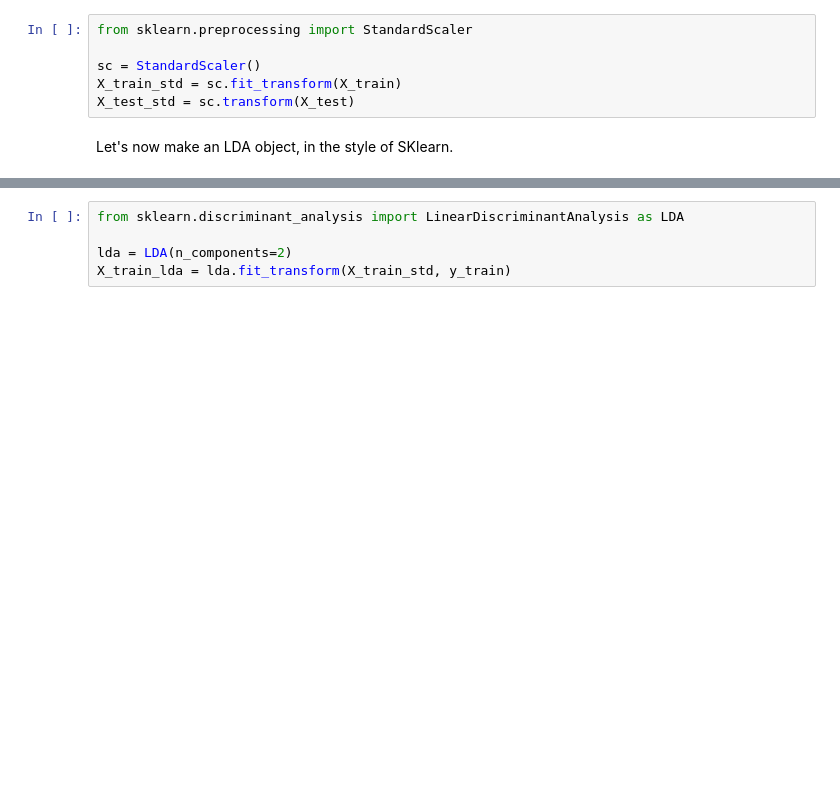
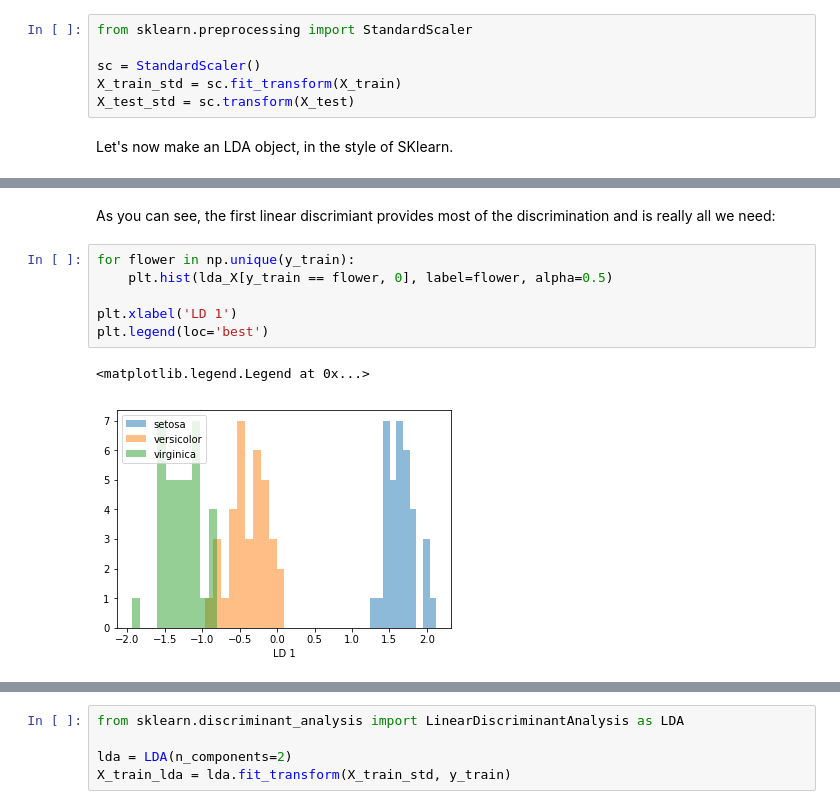
Before and after one commit to mc-robinson/ml_notebooks, a Jupyter notebook: LDA&QDA.ipynb, the cells around one changed output, grey strips where cells are left out. Cells and saved outputs as stored; diff of their text form; blank space fills up the shorter version.

```diff
--- a/LDA&QDA.ipynb
+++ b/LDA&QDA.ipynb
@@ -413,0 +447,11 @@ array([[5.1, 3.5, 1.4],
+# %% [markdown]
+As you can see, the first linear discrimiant provides most of the discrimination and is really all we need:
+# %%
+for flower in np.unique(y_train):
+    plt.hist(lda_X[y_train == flower, 0], label=flower, alpha=0.5)
+
+plt.xlabel('LD 1')
+plt.legend(loc='best')
+# %% [output]
+<matplotlib.legend.Legend at 0x...>
+[figure, added]
```
Also changed, not shown: parts of 12 cells of this notebook.
